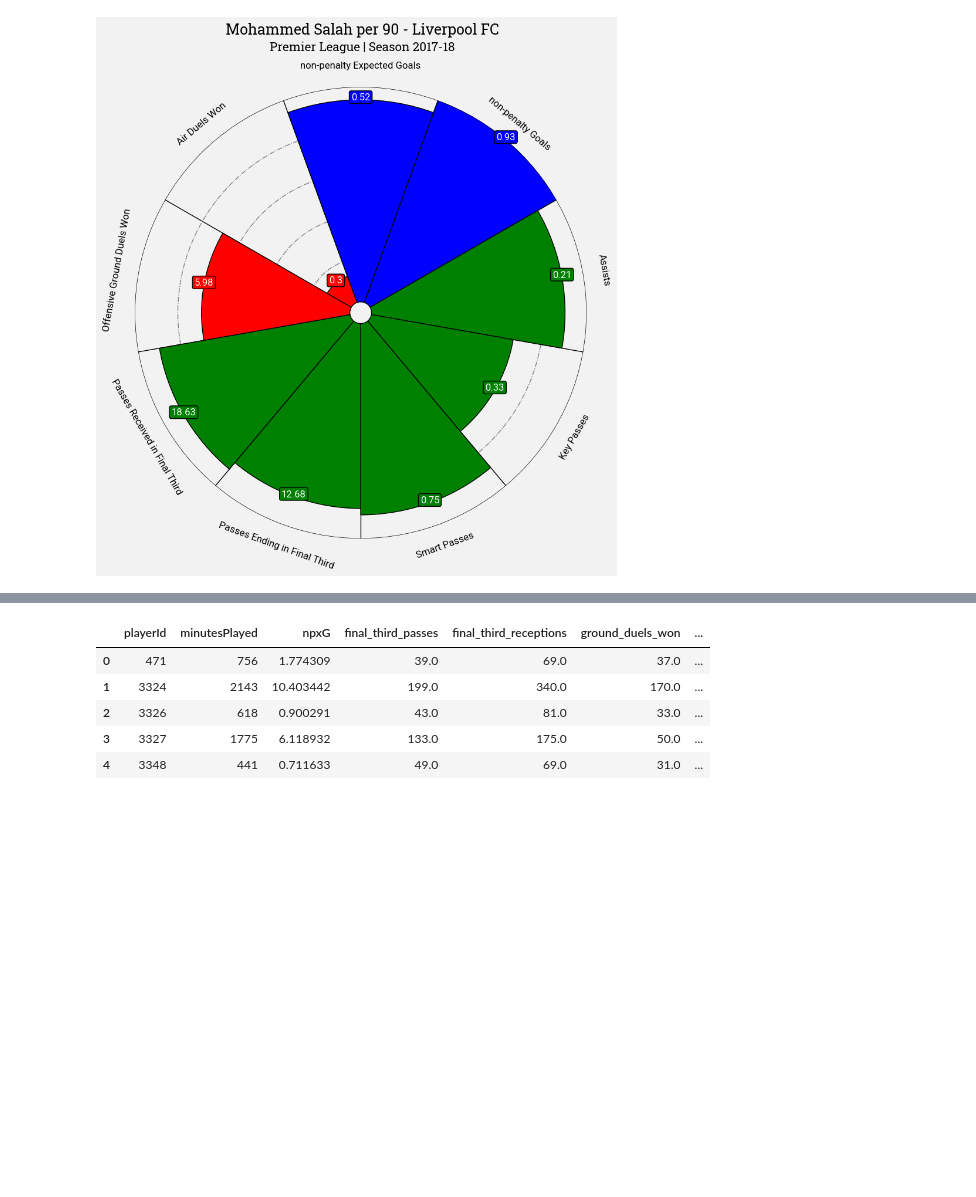
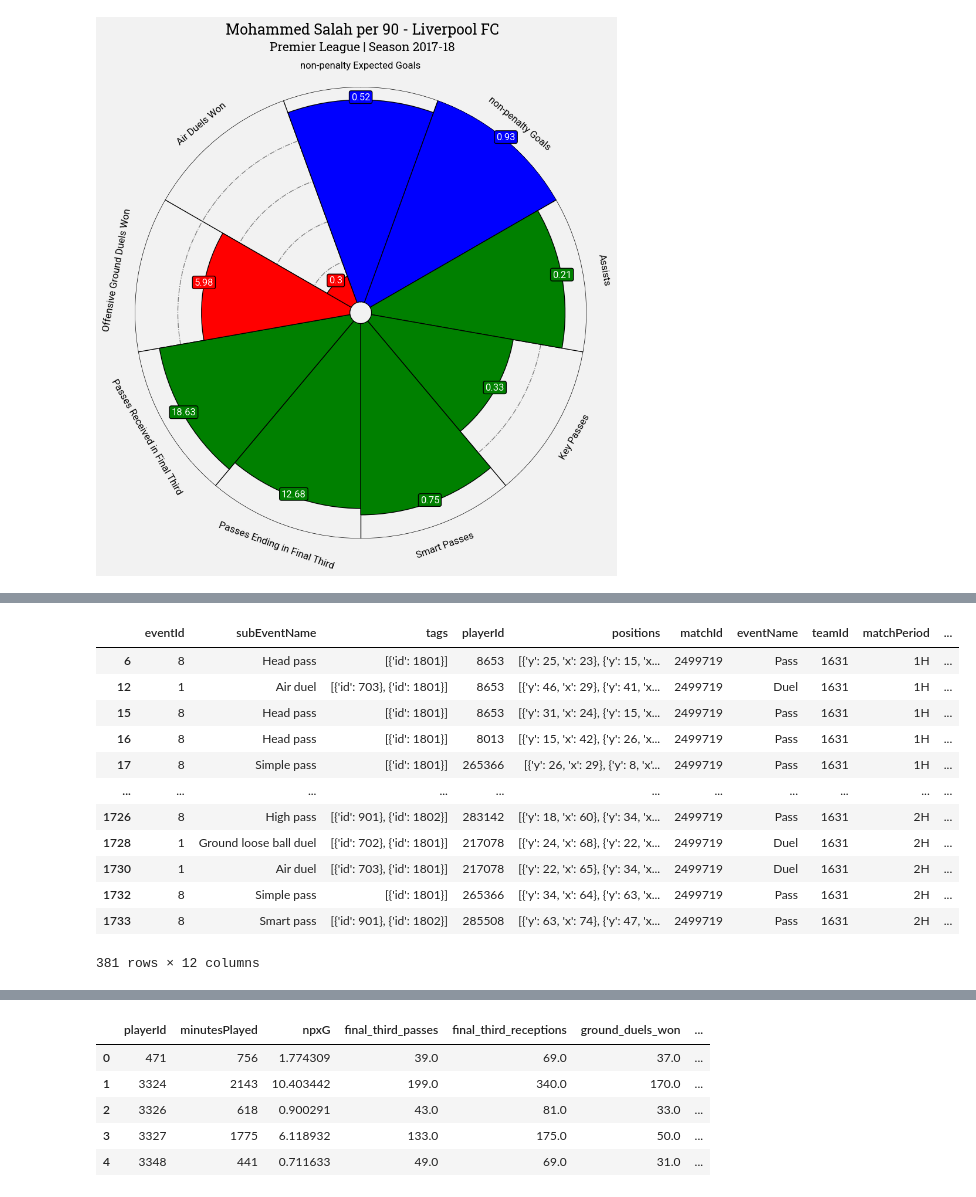
Before and after one commit to AGraciaSipan/soccermatics, a Jupyter notebook: 3.Scouting/plot_RadarPlot.ipynb, the cells around one changed output, grey strips where cells are left out. Drawn from its saved outputs; the diff is of its cells as text; code cells hidden in the pictures; blank space fills up the shorter version.

```diff
--- a/3.Scouting/plot_RadarPlot.ipynb
+++ b/3.Scouting/plot_RadarPlot.ipynb
@@ -546 +562,17 @@ the possesion of the ball by player's team while he was on the pitch. As the las
+# %%
+team_passes
+# %% [output]
+|  | eventId | subEventName | tags | playerId | positions | matchId | eventName | teamId | matchPeriod | ... |
+| 6 | 8 | Head pass | [{'id': 1801}] | 8653 | [{'y': 25, 'x': 23}, {'y': 15, 'x... | 2499719 | Pass | 1631 | 1H | ... |
+| 12 | 1 | Air duel | [{'id': 703}, {'id': 1801}] | 8653 | [{'y': 46, 'x': 29}, {'y': 41, 'x... | 2499719 | Duel | 1631 | 1H | ... |
+| 15 | 8 | Head pass | [{'id': 1801}] | 8653 | [{'y': 31, 'x': 24}, {'y': 15, 'x... | 2499719 | Pass | 1631 | 1H | ... |
+| 16 | 8 | Head pass | [{'id': 1801}] | 8013 | [{'y': 15, 'x': 42}, {'y': 26, 'x... | 2499719 | Pass | 1631 | 1H | ... |
+| 17 | 8 | Simple pass | [{'id': 1801}] | 265366 | [{'y': 26, 'x': 29}, {'y': 8, 'x'... | 2499719 | Pass | 1631 | 1H | ... |
+| ... | ... | ... | ... | ... | ... | ... | ... | ... | ... | ... |
+| 1726 | 8 | High pass | [{'id': 901}, {'id': 1802}] | 283142 | [{'y': 18, 'x': 60}, {'y': 34, 'x... | 2499719 | Pass | 1631 | 2H | ... |
+| 1728 | 1 | Ground loose ball duel | [{'id': 702}, {'id': 1801}] | 217078 | [{'y': 24, 'x': 68}, {'y': 22, 'x... | 2499719 | Duel | 1631 | 2H | ... |
+| 1730 | 1 | Air duel | [{'id': 703}, {'id': 1801}] | 217078 | [{'y': 22, 'x': 65}, {'y': 34, 'x... | 2499719 | Duel | 1631 | 2H | ... |
+| 1732 | 8 | Simple pass | [{'id': 1801}] | 265366 | [{'y': 34, 'x': 64}, {'y': 63, 'x... | 2499719 | Pass | 1631 | 2H | ... |
+| 1733 | 8 | Smart pass | [{'id': 901}, {'id': 1802}] | 285508 | [{'y': 63, 'x': 74}, {'y': 47, 'x... | 2499719 | Pass | 1631 | 2H | ... |
+381 rows × 12 columns
 # %%
```
Also changed, not shown: parts of 8 cells of this notebook, 2 other files.
